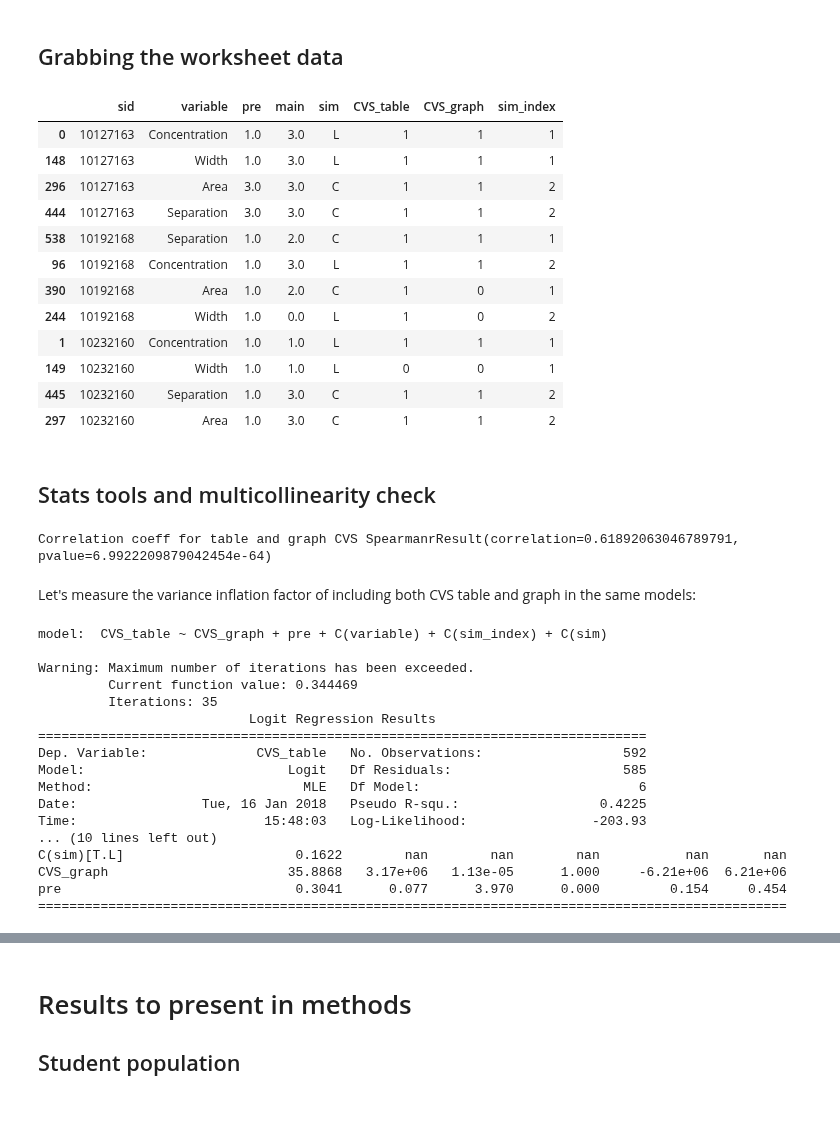
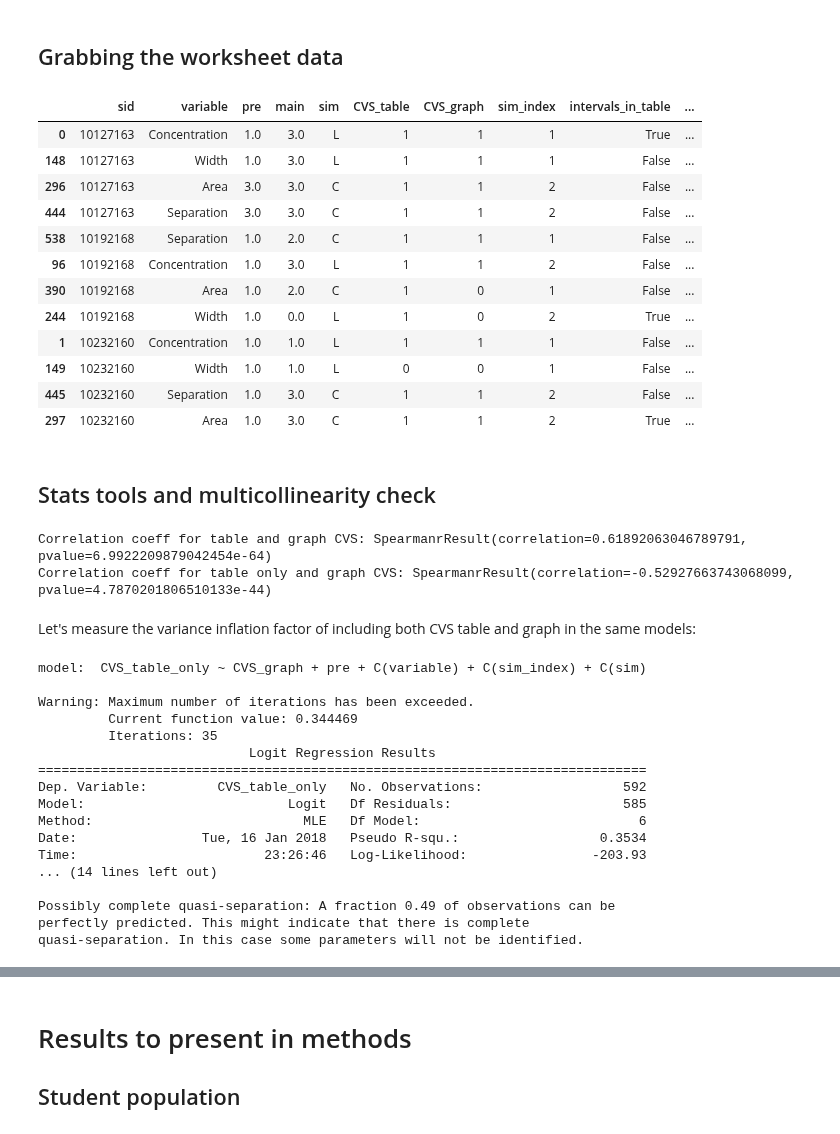
Before and after one commit to jmassall/inquiry_virtualLabs_study, a Jupyter notebook: analysis/storyline.ipynb, the cells around one changed output, grey strips where cells are left out. Cells and saved outputs as stored; diff of their text form; code cells hidden in the pictures.

Commit message:
Interval analysis complete

```diff
--- a/analysis/storyline.ipynb
+++ b/analysis/storyline.ipynb
@@ -89,6 +88,8 @@ table_cvs_df2.head()
 | 2 | 41947147 | 1 | 0 | 0 | 1 | 1 | 1 | CL | ... |
 | 3 | 64006159 | 0 | 0 | 0 | 1 | 0 | 1 | LC | ... |
 | 4 | 15749160 | 0 | 1 | 1 | 0 | 1 | 1 | CL | ... |
+# %%
+table_intervals_df = pd.read_csv('table_intervals_results.txt', sep='\t')
 # %% [markdown]
 ## Grabbing the worksheet data
 # %%
@@ -151,21 +152,23 @@ C_scores['CVS_graph'] = C_scores.apply(lambda row: graph_cvs_df2.loc[graph_cvs_d
 C_scores['sim_index'] = C_scores.apply(lambda row: table_cvs_df2.loc[table_cvs_df2[table_cvs_df2['studentid']==row['sid']].index[0],'activity order'].index(row['sim'])+1,axis=1)
 # %%
 data = pd.concat([L_scores,C_scores])
+data['intervals_in_table'] = data.apply(lambda row: table_intervals_df.loc[table_intervals_df[table_intervals_df['studentid']==row['sid']].index[0],row['variable']],axis=1)
+data['CVS_table_only'] = data.apply(lambda row: row['CVS_table']*(1-row['CVS_graph']), axis = 1)
 data = data.reset_index(drop=True)
 data.sort_values('sid').head(12)
 # %% [output]
-|  | sid | variable | pre | main | sim | CVS_table | CVS_graph | sim_index |
-| 0 | 10127163 | Concentration | 1.0 | 3.0 | L | 1 | 1 | 1 |
-| 148 | 10127163 | Width | 1.0 | 3.0 | L | 1 | 1 | 1 |
-| 296 | 10127163 | Area | 3.0 | 3.0 | C | 1 | 1 | 2 |
-| 444 | 10127163 | Separation | 3.0 | 3.0 | C | 1 | 1 | 2 |
-| 538 | 10192168 | Separation | 1.0 | 2.0 | C | 1 | 1 | 1 |
-| 96 | 10192168 | Concentration | 1.0 | 3.0 | L | 1 | 1 | 2 |
-| 390 | 10192168 | Area | 1.0 | 2.0 | C | 1 | 0 | 1 |
-| 244 | 10192168 | Width | 1.0 | 0.0 | L | 1 | 0 | 2 |
-| 1 | 10232160 | Concentration | 1.0 | 1.0 | L | 1 | 1 | 1 |
-| 149 | 10232160 | Width | 1.0 | 1.0 | L | 0 | 0 | 1 |
-| 445 | 10232160 | Separation | 1.0 | 3.0 | C | 1 | 1 | 2 |
-| 297 | 10232160 | Area | 1.0 | 3.0 | C | 1 | 1 | 2 |
+|  | sid | variable | pre | main | sim | CVS_table | CVS_graph | sim_index | intervals_in_table | ... |
+| 0 | 10127163 | Concentration | 1.0 | 3.0 | L | 1 | 1 | 1 | True | ... |
+| 148 | 10127163 | Width | 1.0 | 3.0 | L | 1 | 1 | 1 | False | ... |
+| 296 | 10127163 | Area | 3.0 | 3.0 | C | 1 | 1 | 2 | False | ... |
+| 444 | 10127163 | Separation | 3.0 | 3.0 | C | 1 | 1 | 2 | False | ... |
+| 538 | 10192168 | Separation | 1.0 | 2.0 | C | 1 | 1 | 1 | False | ... |
+| 96 | 10192168 | Concentration | 1.0 | 3.0 | L | 1 | 1 | 2 | False | ... |
+| 390 | 10192168 | Area | 1.0 | 2.0 | C | 1 | 0 | 1 | False | ... |
+| 244 | 10192168 | Width | 1.0 | 0.0 | L | 1 | 0 | 2 | True | ... |
+| 1 | 10232160 | Concentration | 1.0 | 1.0 | L | 1 | 1 | 1 | False | ... |
+| 149 | 10232160 | Width | 1.0 | 1.0 | L | 0 | 0 | 1 | False | ... |
+| 445 | 10232160 | Separation | 1.0 | 3.0 | C | 1 | 1 | 2 | False | ... |
+| 297 | 10232160 | Area | 1.0 | 3.0 | C | 1 | 1 | 2 | True | ... |
 # %% [markdown]
 ## Stats tools and multicollinearity check
@@ -172,12 +186,14 @@ data.sort_values('sid').head(12)
 # %%
 from scipy import stats
 print "Correlation coeff for table and graph CVS:", stats.spearmanr(data['CVS_table'],data['CVS_graph'])
+print "Correlation coeff for table only and graph CVS:", stats.spearmanr(data['CVS_table_only'],data['CVS_graph'])
 # %% [output]
-Correlation coeff for table and graph CVS SpearmanrResult(correlation=0.61892063046789791, pvalue=6.9922209879042454e-64)
+Correlation coeff for table and graph CVS: SpearmanrResult(correlation=0.61892063046789791, pvalue=6.9922209879042454e-64)
+Correlation coeff for table only and graph CVS: SpearmanrResult(correlation=-0.52927663743068099, pvalue=4.7870201806510133e-44)
 # %% [markdown]
 Let's measure the variance inflation factor of including both CVS table and graph in the same models:
 # %%
-formula = 'CVS_table ~ CVS_graph + pre + C(variable) + C(sim_index) + C(sim) '
+formula = 'CVS_table_only ~ CVS_graph + pre + C(variable) + C(sim_index) + C(sim) '
 print 'model: ', formula,'\n'
 from patsy import dmatrices
 Y, X = dmatrices(formula, data, return_type = 'dataframe')
@@ -187,21 +203,21 @@ model = logit.fit()
 print model.summary()
 # print model.params
 # %% [output]
-model:  CVS_table ~ CVS_graph + pre + C(variable) + C(sim_index) + C(sim)
+model:  CVS_table_only ~ CVS_graph + pre + C(variable) + C(sim_index) + C(sim)
 
 Warning: Maximum number of iterations has been exceeded.
          Current function value: 0.344469
          Iterations: 35
                            Logit Regression Results
 ==============================================================================
-Dep. Variable:              CVS_table   No. Observations:                  592
+Dep. Variable:         CVS_table_only   No. Observations:                  592
 Model:                          Logit   Df Residuals:                      585
 Method:                           MLE   Df Model:                            6
-Date:                Tue, 16 Jan 2018   Pseudo R-squ.:                  0.4225
-Time:                        15:48:03   Log-Likelihood:                -203.93
-... (10 lines left out)
-C(sim)[T.L]                      0.1622        nan        nan        nan           nan       nan
-CVS_graph                       35.8868   3.17e+06   1.13e-05      1.000     -6.21e+06  6.21e+06
-pre                              0.3041      0.077      3.970      0.000         0.154     0.454
-================================================================================================
+Date:                Tue, 16 Jan 2018   Pseudo R-squ.:                  0.3534
+Time:                        23:26:46   Log-Likelihood:                -203.93
+... (14 lines left out)
+
+Possibly complete quasi-separation: A fraction 0.49 of observations can be
+perfectly predicted. This might indicate that there is complete
+quasi-separation. In this case some parameters will not be identified.
 # %%
```
Also changed, not shown: parts of 51 cells of this notebook, 1 other file.
